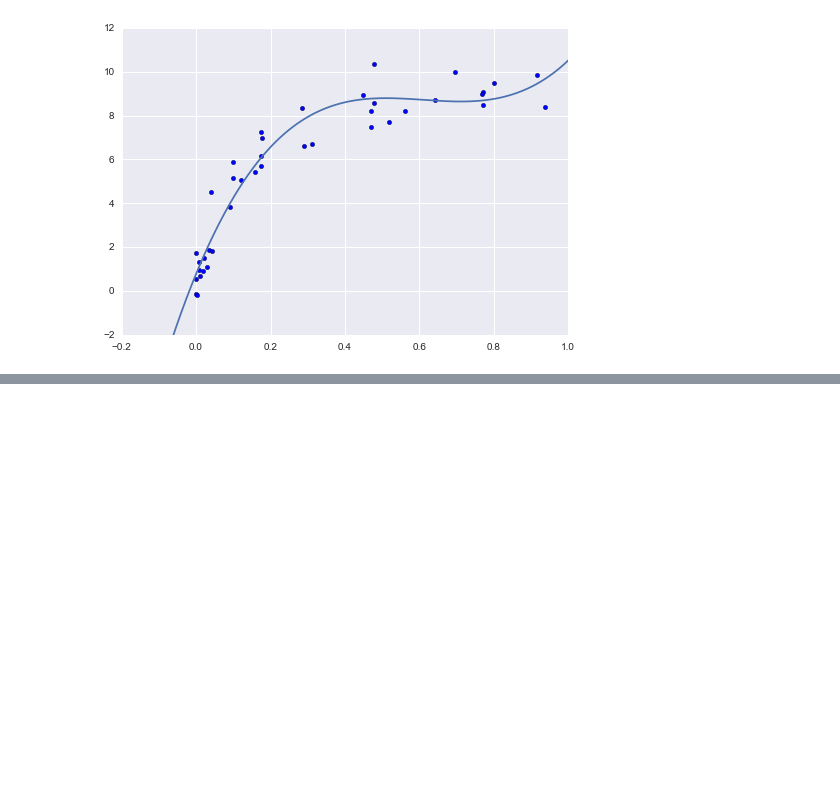
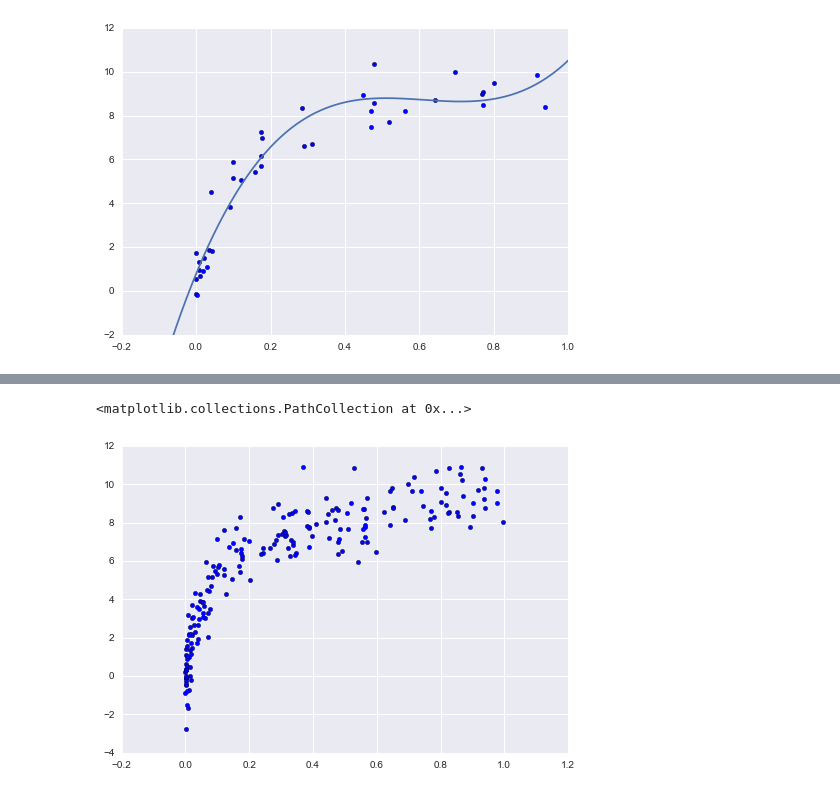
Before and after one commit to jorellano/Machine_learning-pt1, a Jupyter notebook: Hyperparameters and Model Validation.ipynb, the cells around one changed output, grey strips where cells are left out. Saved outputs shown, nothing was run; the diff lists cells and outputs as text; code cells hidden in the pictures; blank space fills up the shorter version.

```diff
--- a/Hyperparameters and Model Validation.ipynb
+++ b/Hyperparameters and Model Validation.ipynb
@@ -356,0 +363,6 @@ plt.axis(lim)
+# %%
+X2, y2 = make_data(200)
+plt.scatter(X2.ravel(), y2)
+# %% [output]
+<matplotlib.collections.PathCollection at 0x...>
+[figure, added]
```
Also changed, not shown: parts of 15 cells of this notebook.
